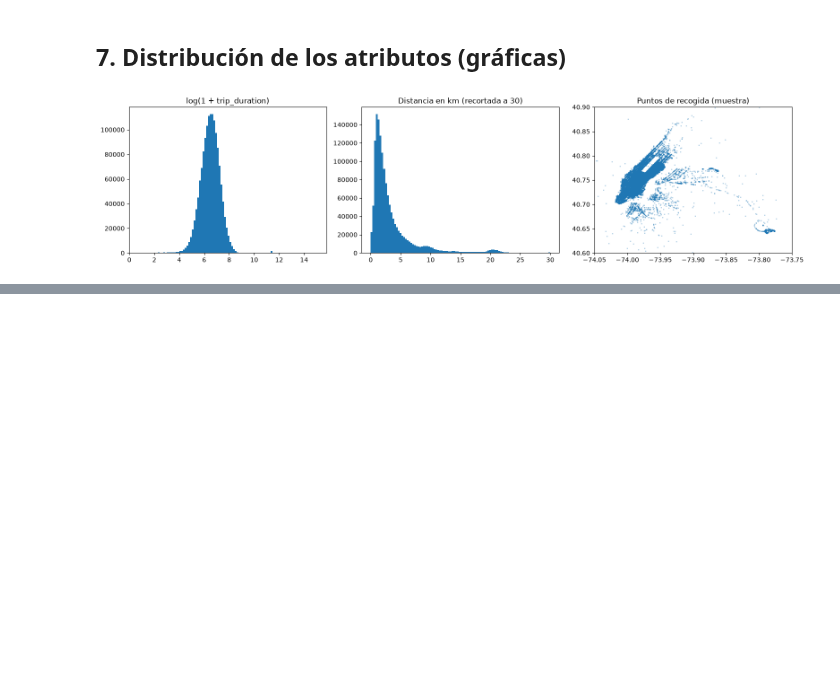
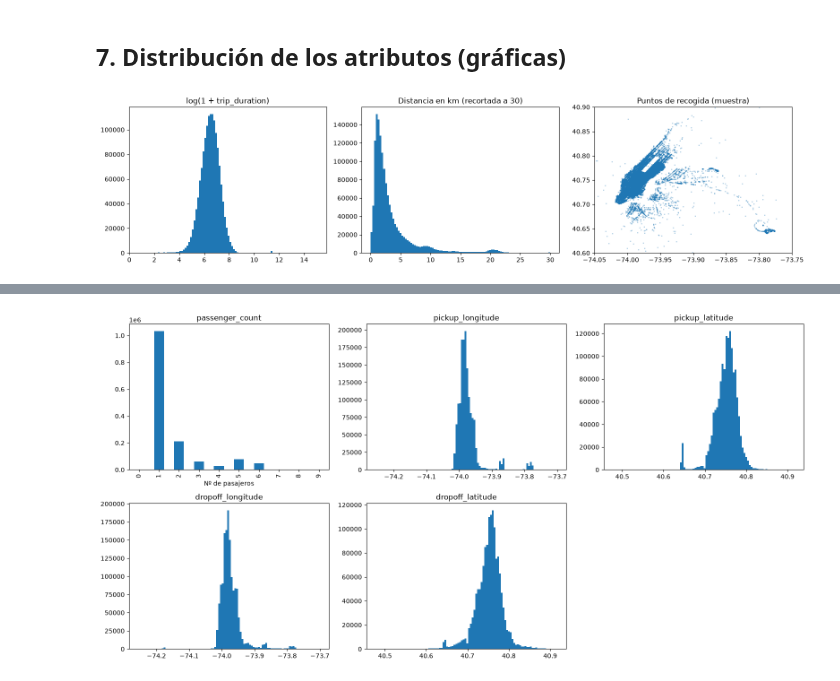
Before and after one commit to Diesanz/ml-classifiers-workspace, a Jupyter notebook: Scripts/exploracion-datos.ipynb, the cells around one changed output, grey strips where cells are left out. Saved outputs shown, nothing was run; the diff lists cells and outputs as text; code cells hidden in the pictures; blank space fills up the shorter version.

```diff
--- a/Scripts/exploracion-datos.ipynb
+++ b/Scripts/exploracion-datos.ipynb
@@ -523,0 +645,25 @@ plt.show()
+# %%
+
+fig, axes = plt.subplots(2, 3, figsize=(16, 8))
+
+df["passenger_count"].value_counts().sort_index().plot.bar(ax=axes[0, 0])
+axes[0, 0].set_title("passenger_count")
+axes[0, 0].set_xlabel("Nº de pasajeros")
+
+coords = [
+    ("pickup_longitude",  axes[0, 1], (LON_MIN, LON_MAX)),
+    ("pickup_latitude",   axes[0, 2], (LAT_MIN, LAT_MAX)),
+    ("dropoff_longitude", axes[1, 0], (LON_MIN, LON_MAX)),
+    ("dropoff_latitude",  axes[1, 1], (LAT_MIN, LAT_MAX)),
+]
+for col, ax, rango in coords:
+    ax.hist(df[col], bins=100, range=rango)
+    ax.set_title(col)
+
+axes[1, 2].axis("off")   # casilla sobrante
+
+plt.tight_layout()
+plt.savefig("histogramas_coordenadas_pasajeros.png", dpi=150)
+plt.show()
+# %% [output]
+[figure, added]
```
Also changed, not shown: parts of 35 cells of this notebook, 5 other files.
